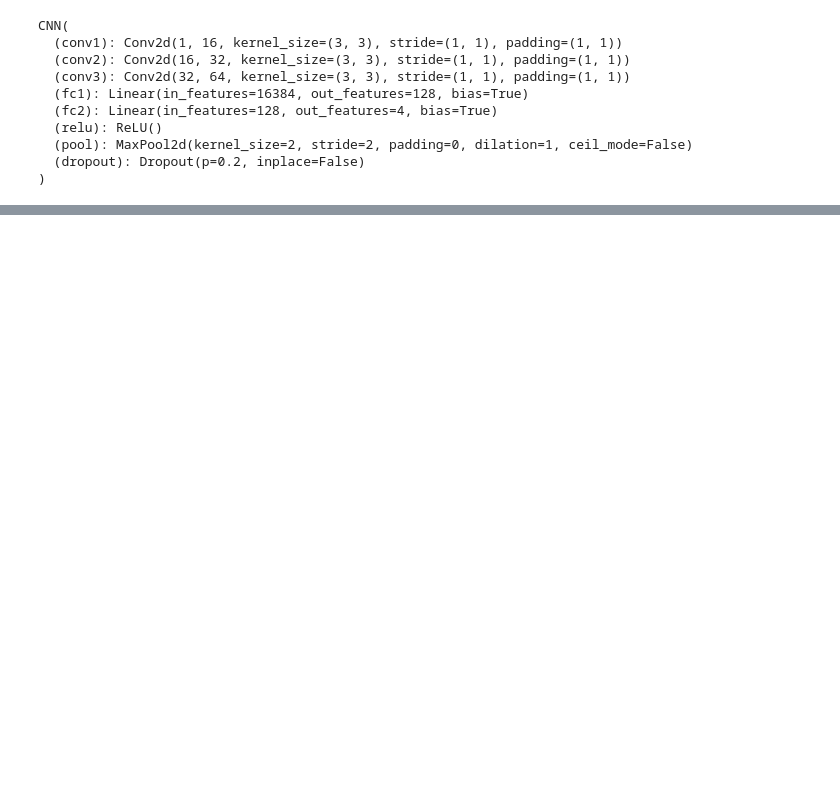
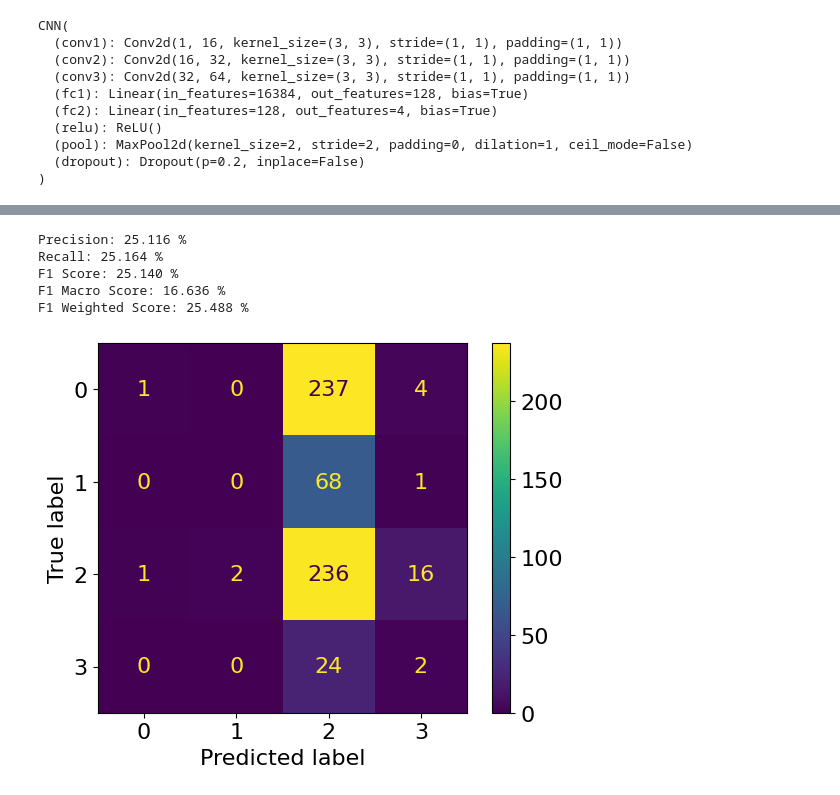
Before and after one commit to dimicorn/astrogeo_image_classifier, a Jupyter notebook: astrogeowithnoise.ipynb, the cells around one changed output, grey strips where cells are left out. Cells and saved outputs as stored; diff of their text form; code cells hidden in the pictures; blank space fills up the shorter version.

Commit message:
val_metrics_tuning

```diff
--- a/astrogeowithnoise.ipynb
+++ b/astrogeowithnoise.ipynb
@@ -289,0 +330,26 @@ plt.savefig('train.png', dpi=500)
+# %%
+from sklearn.metrics import recall_score, precision_score, f1_score, confusion_matrix, ConfusionMatrixDisplay
+import matplotlib.pyplot as plt
+
+cm = confusion_matrix(y_test, predictions)
+ConfusionMatrixDisplay(cm).plot()
+plt.savefig(f'ConfMatrix_noise.png', dpi=500)
+
+precision = precision_score(y_test, predictions, average='macro')
+recall = recall_score(y_test, predictions, average='macro')
+
+f1 = 2 * precision * recall / (precision + recall)
+f1_macro = f1_score(y_test, predictions, average='macro')
+f1_weighted = f1_score(y_test, predictions, average='weighted')
+print(f'Precision: {100 * precision:.3f} %')
+print(f'Recall: {100 * recall:.3f} %')
+print(f'F1 Score: {100 * f1:.3f} %')
+print(f'F1 Macro Score: {100 * f1_macro:.3f} %')
+print(f'F1 Weighted Score: {100 * f1_weighted:.3f} %')
+# %% [output]
+Precision: 25.116 %
+Recall: 25.164 %
+F1 Score: 25.140 %
+F1 Macro Score: 16.636 %
+F1 Weighted Score: 25.488 %
+[figure, added]
```
Also changed, not shown: parts of 8 cells of this notebook.
